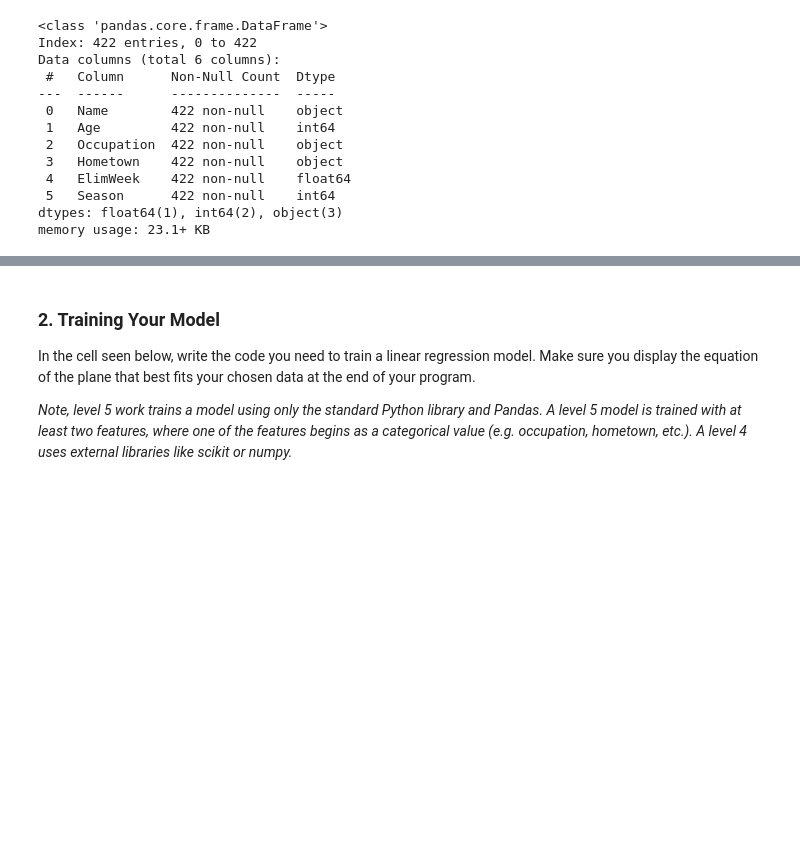
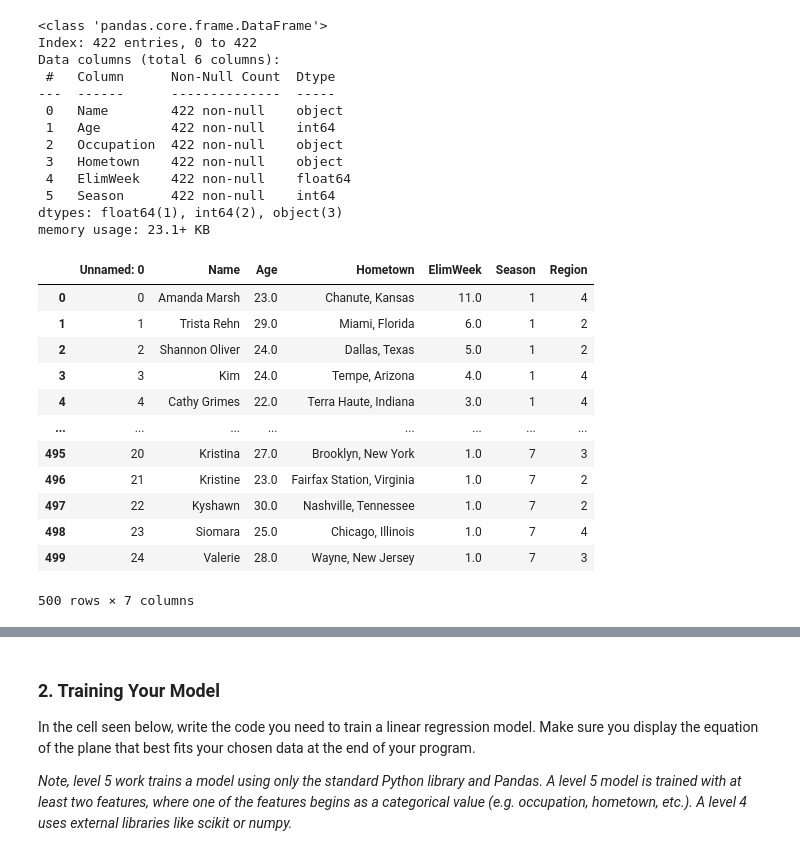
Before and after one commit to JForeso/ML, a Jupyter notebook: bachlor/RFP+#1+Template-checkpoint.ipynb, the cells around one changed output, grey strips where cells are left out. Drawn from its saved outputs; the diff is of its cells as text; code cells hidden in the pictures; blank space fills up the shorter version.

```diff
--- a/bachlor/RFP+#1+Template-checkpoint.ipynb
+++ b/bachlor/RFP+#1+Template-checkpoint.ipynb
@@ -163,0 +166,16 @@ memory usage: 23.1+ KB
+# %%
+df2
+# %% [output]
+|  | Unnamed: 0 | Name | Age | Hometown | ElimWeek | Season | Region |
+| 0 | 0 | Amanda Marsh | 23.0 | Chanute, Kansas | 11.0 | 1 | 4 |
+| 1 | 1 | Trista Rehn | 29.0 | Miami, Florida | 6.0 | 1 | 2 |
+| 2 | 2 | Shannon Oliver | 24.0 | Dallas, Texas | 5.0 | 1 | 2 |
+| 3 | 3 | Kim | 24.0 | Tempe, Arizona | 4.0 | 1 | 4 |
+| 4 | 4 | Cathy Grimes | 22.0 | Terra Haute, Indiana | 3.0 | 1 | 4 |
+| ... | ... | ... | ... | ... | ... | ... | ... |
+| 495 | 20 | Kristina | 27.0 | Brooklyn, New York | 1.0 | 7 | 3 |
+| 496 | 21 | Kristine | 23.0 | Fairfax Station, Virginia | 1.0 | 7 | 2 |
+| 497 | 22 | Kyshawn | 30.0 | Nashville, Tennessee | 1.0 | 7 | 2 |
+| 498 | 23 | Siomara | 25.0 | Chicago, Illinois | 1.0 | 7 | 4 |
+| 499 | 24 | Valerie | 28.0 | Wayne, New Jersey | 1.0 | 7 | 3 |
+500 rows × 7 columns
```
Also changed, not shown: parts of 11 cells of this notebook, 1 other file.
